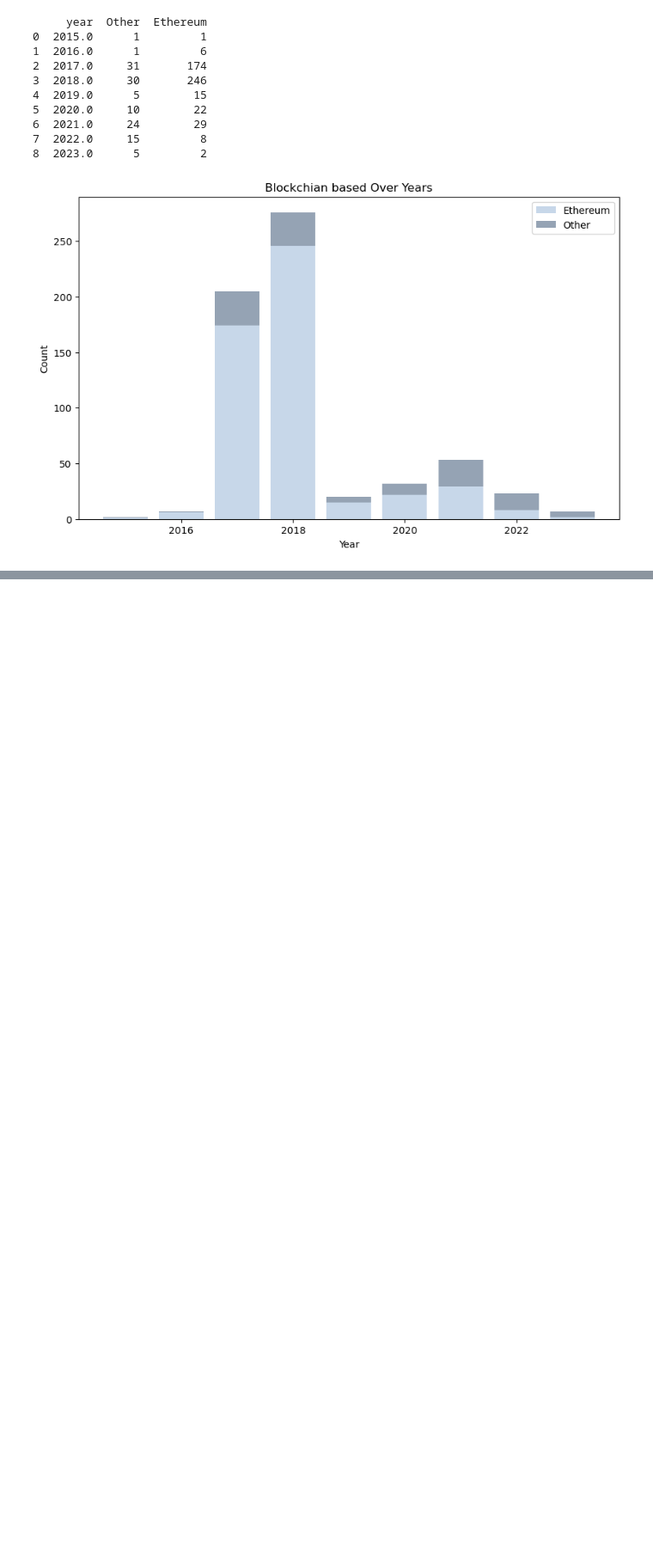
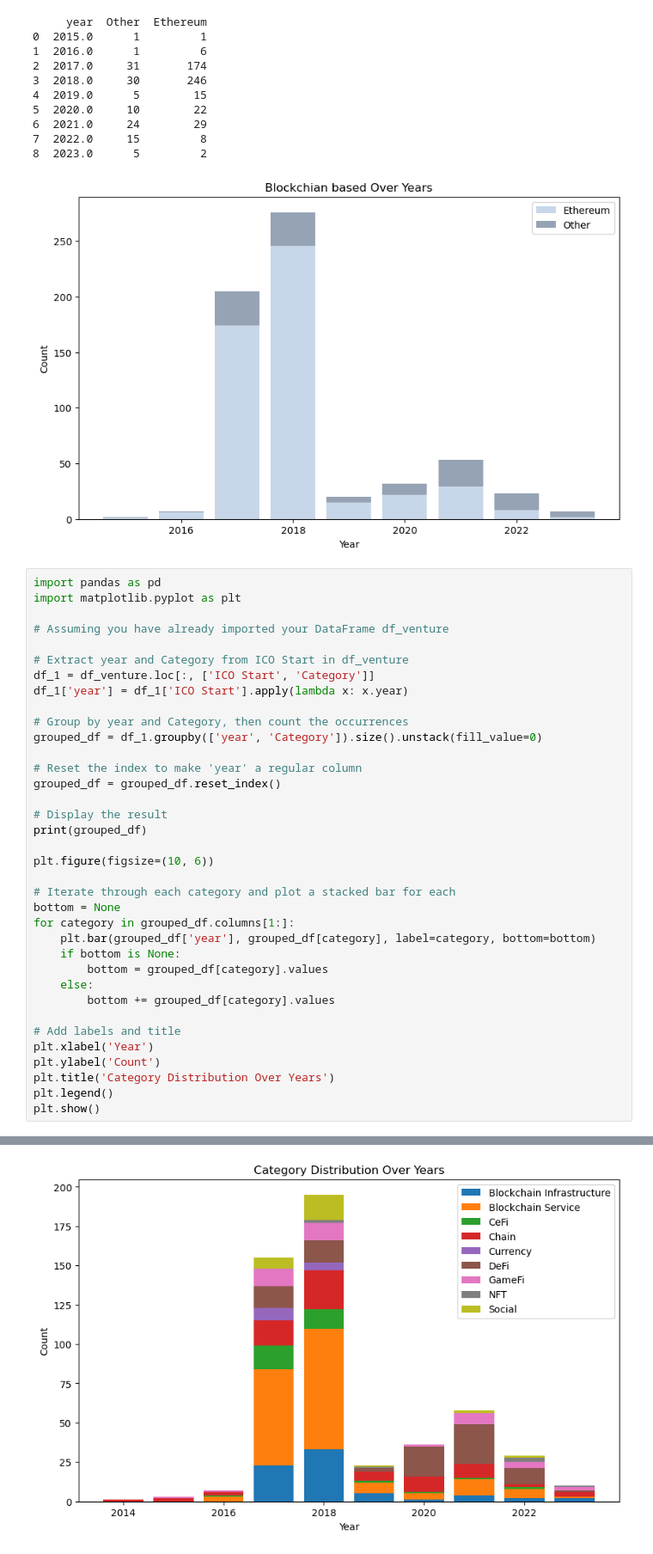
Before and after one commit to MaggieGeGe/ThesisCode, a Jupyter notebook: Code/data_analysis.ipynb, the cells around one changed output, grey strips where cells are left out. Shown at 86% size. Saved outputs shown, nothing was run; the diff lists cells and outputs as text; blank space fills up the shorter version.

```diff
--- a/Code/data_analysis.ipynb
+++ b/Code/data_analysis.ipynb
@@ -221,3 +231,40 @@ plt.show()
 7  2022.0     15         8
 8  2023.0      5         2
 [figure]
+# %%
+import pandas as pd
+import matplotlib.pyplot as plt
+
+# Assuming you have already imported your DataFrame df_venture
+
+# Extract year and Category from ICO Start in df_venture
+df_1 = df_venture.loc[:, ['ICO Start', 'Category']]
+df_1['year'] = df_1['ICO Start'].apply(lambda x: x.year)
+
+# Group by year and Category, then count the occurrences
+grouped_df = df_1.groupby(['year', 'Category']).size().unstack(fill_value=0)
+
+# Reset the index to make 'year' a regular column
+grouped_df = grouped_df.reset_index()
+
+# Display the result
+print(grouped_df)
+
+plt.figure(figsize=(10, 6))
+
+# Iterate through each category and plot a stacked bar for each
+bottom = None
+for category in grouped_df.columns[1:]:
+    plt.bar(grouped_df['year'], grouped_df[category], label=category, bottom=bottom)
+    if bottom is None:
+        bottom = grouped_df[category].values
+    else:
+        bottom += grouped_df[category].values
+
+# Add labels and title
+plt.xlabel('Year')
+plt.ylabel('Count')
+plt.title('Category Distribution Over Years')
+plt.legend()
+plt.show()
+# %% [output]
@@ -224,3 +288,4 @@ plt.show()
+[figure, added]
 # %%
 df_2 = df_venture.loc[:,['Category', 'Success']]
 
```
Also changed, not shown: parts of 28 cells of this notebook, 1 other file.
